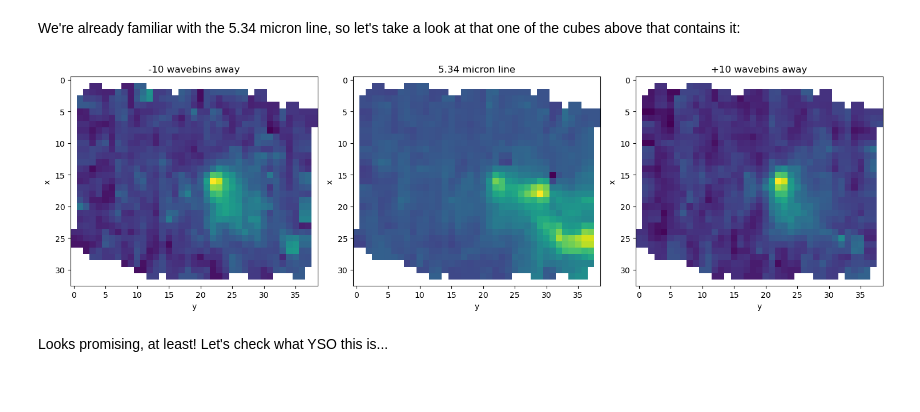
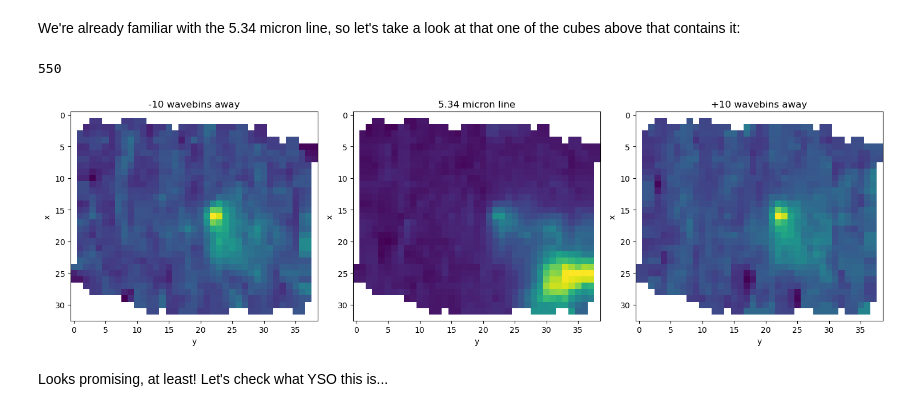
Before and after one commit to adrianlucy/notebook_drafts, a Jupyter notebook: analytical_data_search.ipynb, the cells around one changed output. Cells and saved outputs as stored; diff of their text form; code cells hidden in the pictures.

```diff
--- a/analytical_data_search.ipynb
+++ b/analytical_data_search.ipynb
@@ -723,28 +734,35 @@ with fits.open(cloud_uri,
                fsspec_kwargs={"anon": True}) as hdul:
     header = hdul['SCI'].header
     data = hdul['SCI'].data
+# %%
+# Find the wavebin for the 5.34 micron line
+wave = header['CRVAL3'] + header['CDELT3'] * np.arange(header['NAXIS3'])
+pos = bisect.bisect_left(wave, 5.340)  # Find the approximate wavebin index
+print(pos)
+# %% [output]
+550
 # %%
 fig, axes = plt.subplots(1, 3, figsize=(15, 5))
 
-axes[1].imshow(data[548])  # wavebin 548 for the 5.34 micron line, as before
+axes[1].imshow(data[pos])  # wavebin for the 5.34 micron line
 axes[1].set_xlabel('y')
 axes[1].set_ylabel('x')
 axes[1].set_title('5.34 micron line')
 
-axes[0].imshow(data[538])  # -10 slices away for comparison
+axes[0].imshow(data[pos-10])  # -10 slices away for comparison
 axes[0].set_xlabel('y')
 axes[0].set_ylabel('x')
 axes[0].set_title('-10 wavebins away')
 
-axes[2].imshow(data[558])  # +10 slices away for comparison
+axes[2].imshow(data[pos+10])  # +10 slices away for comparison
 axes[2].set_xlabel('y')
 axes[2].set_ylabel('x')
 axes[2].set_title('+10 wavebins away')
 
 plt.tight_layout()
 plt.show()
 # %% [output]
-[figure, old version]
+[figure, new version]
 # %% [markdown]
 Looks promising, at least! Let's check what YSO this is...
 # %%
```
Also changed, not shown: parts of 16 cells of this notebook.
